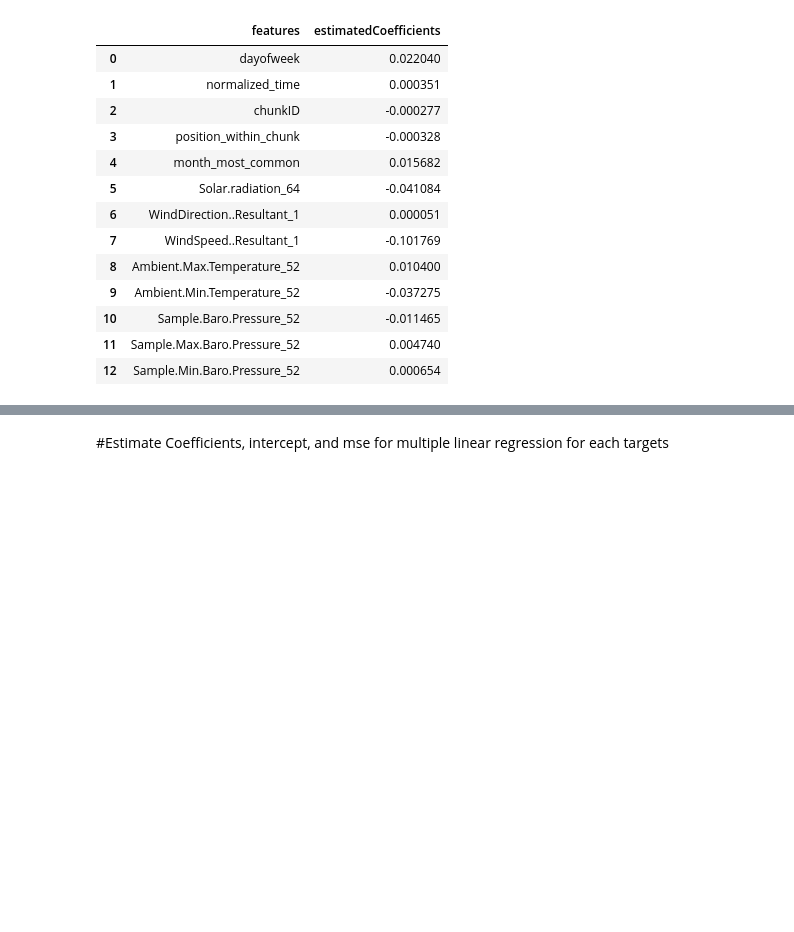
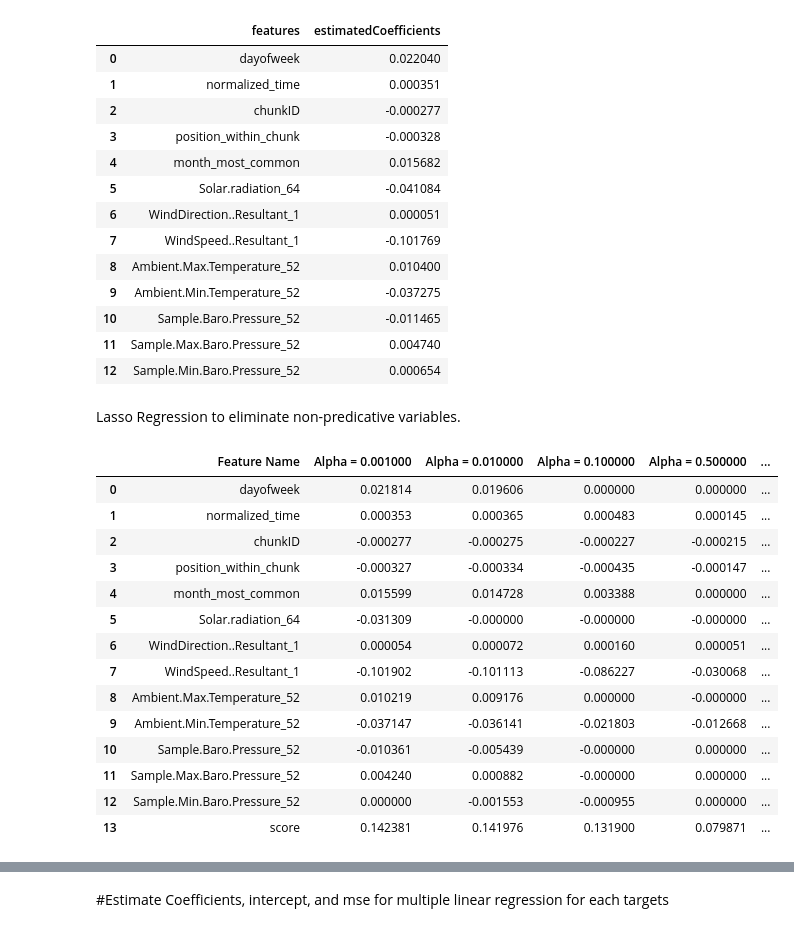
Before and after one commit to jtlam/springboard_capstone1, a Jupyter notebook: capstone1_missing values.ipynb, the cells around one changed output, grey strips where cells are left out. Saved outputs shown, nothing was run; the diff lists cells and outputs as text; code cells hidden in the pictures; blank space fills up the shorter version.

```diff
--- a/capstone1_missing values.ipynb
+++ b/capstone1_missing values.ipynb
@@ -241,3 +241,66 @@ pd.DataFrame(list(zip(X.columns, lm.coef_)), columns = ['features', 'estimatedCo
 | 10 | Sample.Baro.Pressure_52 | -0.011465 |
 | 11 | Sample.Max.Baro.Pressure_52 | 0.004740 |
 | 12 | Sample.Min.Baro.Pressure_52 | 0.000654 |
+# %% [markdown]
+Lasso Regression to eliminate non-predicative variables.
+# %%
+from sklearn.linear_model import Lasso
+from sklearn.preprocessing import StandardScaler
+from sklearn.datasets import load_boston
+import pandas as pd
+
+
+
+# Create a function called lasso,
+def lasso(alphas):
+    '''
+    Takes in a list of alphas. Outputs a dataframe containing the coefficients of lasso regressions from each alpha.
+    '''
+    # Create an empty data frame
+    df_lasso = pd.DataFrame()
+
+    # Create a column of feature names
+
+    df_lasso['Feature Name'] = df_input.columns
+    df_lasso.loc[13] = 'score'
+
+    # For each alpha value in the list of alpha values,
+    for alpha in alphas:
+        # Create a lasso regression with that alpha value,
+        lasso = Lasso(alpha=alpha)
+
+        # Fit the lasso regression
+        lasso.fit(X,Y)
+        # Create a column name for that alpha value
+        column_name = 'Alpha = %f' % alpha
+
+        # Create a column of coefficient values
+        var = np.append(lasso.coef_, lasso.score(X,Y))
+        df_lasso[column_name] = var
+
+
+
+    df_lasso.to_csv('lasso.csv',encoding='utf-8', index=False)
+    # Return the datafram
+    return df_lasso
+# %%
+X = df_input
+Y = df_targets[df_targets.columns[0]]
+# Run the function called, Lasso
+lasso([ .001,.01,.1, .5, 1, 5, 10])
+# %% [output]
+|  | Feature Name | Alpha = 0.001000 | Alpha = 0.010000 | Alpha = 0.100000 | Alpha = 0.500000 | ... |
+| 0 | dayofweek | 0.021814 | 0.019606 | 0.000000 | 0.000000 | ... |
+| 1 | normalized_time | 0.000353 | 0.000365 | 0.000483 | 0.000145 | ... |
+| 2 | chunkID | -0.000277 | -0.000275 | -0.000227 | -0.000215 | ... |
+| 3 | position_within_chunk | -0.000327 | -0.000334 | -0.000435 | -0.000147 | ... |
+| 4 | month_most_common | 0.015599 | 0.014728 | 0.003388 | 0.000000 | ... |
+| 5 | Solar.radiation_64 | -0.031309 | -0.000000 | -0.000000 | -0.000000 | ... |
+| 6 | WindDirection..Resultant_1 | 0.000054 | 0.000072 | 0.000160 | 0.000051 | ... |
+| 7 | WindSpeed..Resultant_1 | -0.101902 | -0.101113 | -0.086227 | -0.030068 | ... |
+| 8 | Ambient.Max.Temperature_52 | 0.010219 | 0.009176 | 0.000000 | -0.000000 | ... |
+| 9 | Ambient.Min.Temperature_52 | -0.037147 | -0.036141 | -0.021803 | -0.012668 | ... |
+| 10 | Sample.Baro.Pressure_52 | -0.010361 | -0.005439 | -0.000000 | 0.000000 | ... |
+| 11 | Sample.Max.Baro.Pressure_52 | 0.004240 | 0.000882 | -0.000000 | 0.000000 | ... |
+| 12 | Sample.Min.Baro.Pressure_52 | 0.000000 | -0.001553 | -0.000955 | 0.000000 | ... |
+| 13 | score | 0.142381 | 0.141976 | 0.131900 | 0.079871 | ... |
```
Also changed, not shown: parts of 3 cells of this notebook.
